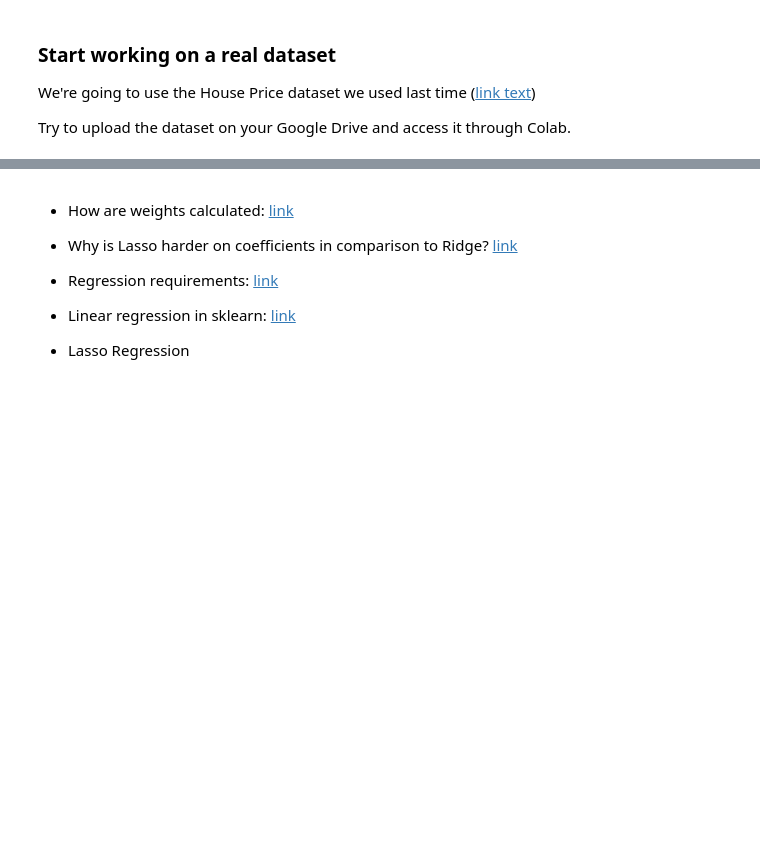
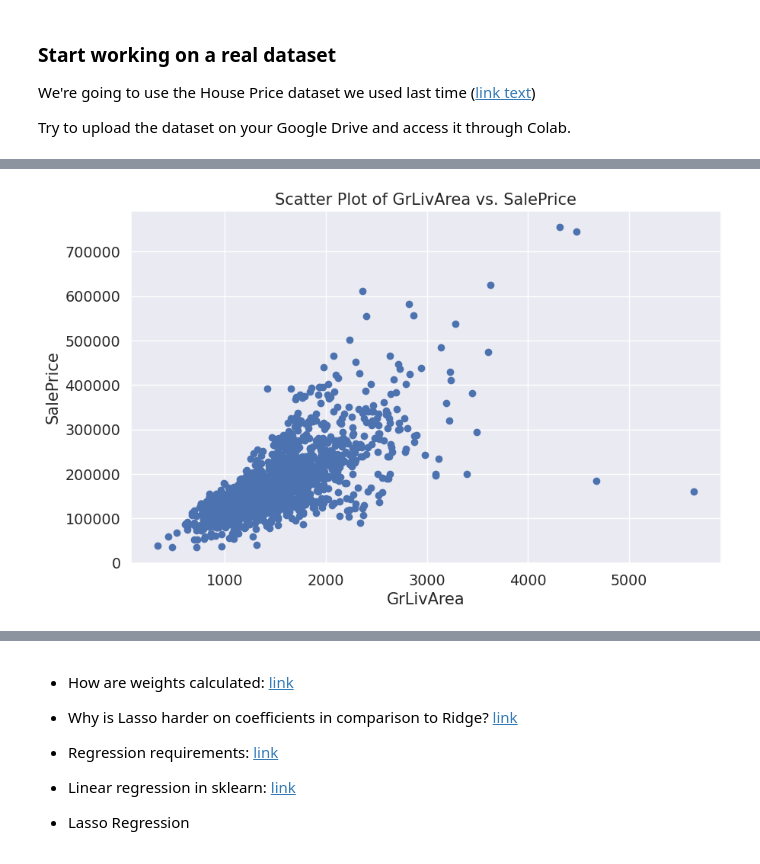
Before and after one commit to Cacifyy/API-Backend-Enviroment, a Jupyter notebook: Labs/Lab 3/Lab_2_Linear_regression_student_version (1).ipynb, the cells around one changed output, grey strips where cells are left out. Saved outputs shown, nothing was run; the diff lists cells and outputs as text; code cells hidden in the pictures; blank space fills up the shorter version.

```diff
--- a/Labs/Lab 3/Lab_2_Linear_regression_student_version (1).ipynb
+++ b/Labs/Lab 3/Lab_2_Linear_regression_student_version (1).ipynb
@@ -73,9 +145,10 @@ plot_corr_matrix(df, nr_c=5, targ='SalePrice')
 # %%
 # copy the list of columns printed out on the output of previous code cell
 # and paste it here
-columns_to_use =
+columns_to_use = ['SalePrice', 'OverallQual', 'GrLivArea', 'GarageCars',
+                  'GarageArea']
 
 # filter the above columns of the dataset and save the new dataset into df_sample
-df_sample = ...
+df_sample = df.loc[:, columns_to_use]
 # %%
 # look into the number of nulls we have in df_sample
@@ -85,0 +184,11 @@ df_sample = ...
+# %%
+# plot GrLivArea against SalePrice with a scatter plot
+
+plt.figure(figsize=(10, 6))
+plt.scatter(df_sample['GrLivArea'], df_sample['SalePrice'])
+plt.xlabel('GrLivArea')
+plt.ylabel('SalePrice')
+plt.title('Scatter Plot of GrLivArea vs. SalePrice')
+plt.grid(True)
+plt
+# %% [output]
@@ -86,2 +196,3 @@ df_sample = ...
+[figure, added]
 # %%
 # Delete the outliers (ones that have GrLivArea more than 4000)
```
Also changed, not shown: parts of 22 cells of this notebook.
